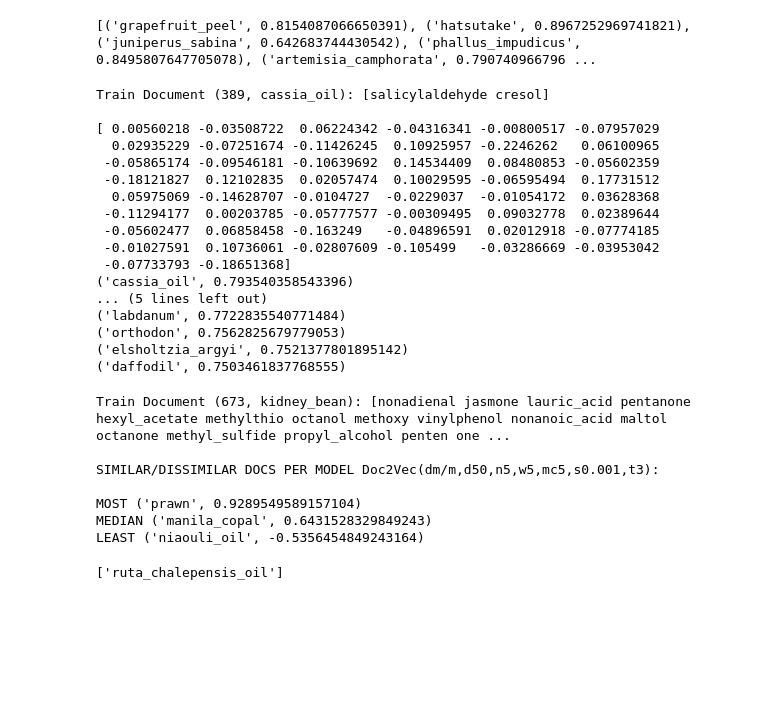
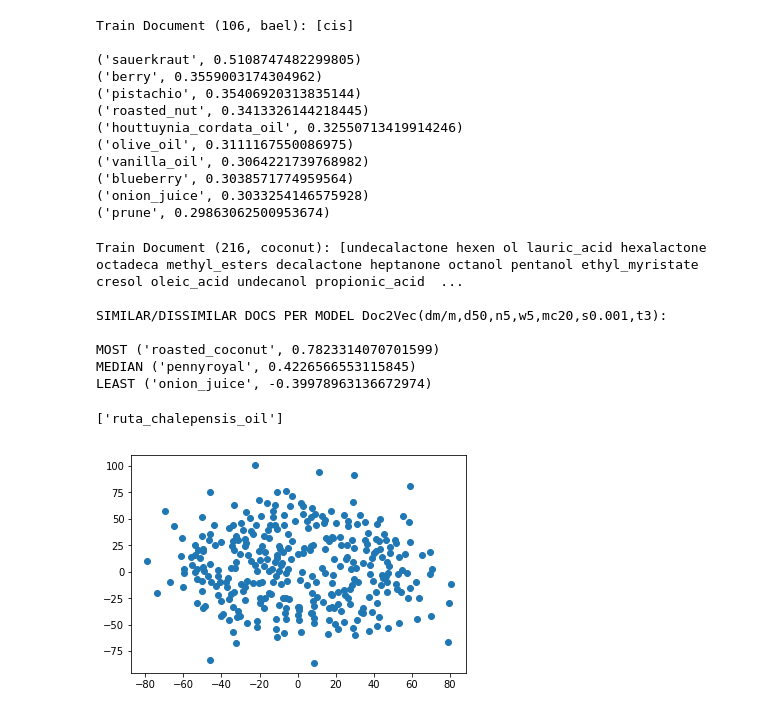
Before and after one commit to lamypark/ingredient2vec, a Jupyter notebook: ingredient2vec.ipynb, the cells around one changed output. Cells and saved outputs as stored; diff of their text form; code cells hidden in the pictures; blank space fills up the shorter version.

Commit message:
plot ingredient2vec

```diff
--- a/ingredient2vec.ipynb
+++ b/ingredient2vec.ipynb
@@ -57,3 +39,8 @@ model.build_vocab(train_corpus)
 # %%
+### Train Model
+
+#dm/m,d50,n5,w5,mc5,s0.001,t3
+model = gensim.models.doc2vec.Doc2Vec(size=50, min_count=20, iter=55)
+model.build_vocab(train_corpus)
 %time model.train(train_corpus, total_examples=model.corpus_count, epochs=model.iter)
 # %% [output]
@@ -132,37 +80,27 @@ Counter({0: 286,
-# %%
-print second_ranks
-# %% [output]
-[('grapefruit_peel', 0.8154087066650391), ('hatsutake', 0.8967252969741821), ('juniperus_sabina', 0.642683744430542), ('phallus_impudicus', 0.8495807647705078), ('artemisia_camphorata', 0.790740966796 ...
 # %%
 # Pick a random document from the test corpus and infer a vector from the model
 doc_id = random.randint(0, len(train_corpus))
 
 # Compare and print the most/median/least similar documents from the train corpus
 print('Train Document ({}, {}): [{}]\n'.format(doc_id, train_corpus[doc_id].tags[0], ' '.join(train_corpus[doc_id].words)))
+
 inferred_vector = model.infer_vector(train_corpus[doc_id].words)
-print inferred_vector
-
 sims = model.docvecs.most_similar([inferred_vector], topn=10)
 for sim in sims:
     print sim
 # %% [output]
-Train Document (389, cassia_oil): [salicylaldehyde cresol]
+Train Document (106, bael): [cis]
 
-[ 0.00560218 -0.03508722  0.06224342 -0.04316341 -0.00800517 -0.07957029
-  0.02935229 -0.07251674 -0.11426245  0.10925957 -0.2246262   0.06100965
- -0.05865174 -0.09546181 -0.10639692  0.14534409  0.08480853 -0.05602359
- -0.18121827  0.12102835  0.02057474  0.10029595 -0.06595494  0.17731512
-  0.05975069 -0.14628707 -0.0104727  -0.0229037  -0.01054172  0.03628368
- -0.11294177  0.00203785 -0.05777577 -0.00309495  0.09032778  0.02389644
- -0.05602477  0.06858458 -0.163249   -0.04896591  0.02012918 -0.07774185
- -0.01027591  0.10736061 -0.02807609 -0.105499   -0.03286669 -0.03953042
- -0.07733793 -0.18651368]
-('cassia_oil', 0.793540358543396)
-... (5 lines left out)
-('labdanum', 0.7722835540771484)
-('orthodon', 0.7562825679779053)
-('elsholtzia_argyi', 0.7521377801895142)
-('daffodil', 0.7503461837768555)
+('sauerkraut', 0.5108747482299805)
+('berry', 0.3559003174304962)
+('pistachio', 0.35406920313835144)
+('roasted_nut', 0.3413326144218445)
+('houttuynia_cordata_oil', 0.32550713419914246)
+('olive_oil', 0.3111167550086975)
+('vanilla_oil', 0.3064221739768982)
+('blueberry', 0.3038571774959564)
+('onion_juice', 0.3033254146575928)
+('prune', 0.29863062500953674)
 # %%
 # Pick a random document from the test corpus and infer a vector from the model
 doc_id = random.randint(0, len(train_corpus))
@@ -176,14 +114,26 @@ for label, index in [('MOST', 0), ('MEDIAN', len(sims)//2), ('LEAST', len(sims)
     print label, sims[index]
     #print(u'%s %s: «%s»\n' % (label, sims[index], ' '.join(train_corpus[sims[index][0]].words)))
 # %% [output]
-Train Document (673, kidney_bean): [nonadienal jasmone lauric_acid pentanone hexyl_acetate methylthio octanol methoxy vinylphenol nonanoic_acid maltol octanone methyl_sulfide propyl_alcohol penten one ...
+Train Document (216, coconut): [undecalactone hexen ol lauric_acid hexalactone octadeca methyl_esters decalactone heptanone octanol pentanol ethyl_myristate cresol oleic_acid undecanol propionic_acid  ...
 
-SIMILAR/DISSIMILAR DOCS PER MODEL Doc2Vec(dm/m,d50,n5,w5,mc5,s0.001,t3):
+SIMILAR/DISSIMILAR DOCS PER MODEL Doc2Vec(dm/m,d50,n5,w5,mc20,s0.001,t3):
 
-MOST ('prawn', 0.9289549589157104)
-MEDIAN ('manila_copal', 0.6431528329849243)
-LEAST ('niaouli_oil', -0.5356454849243164)
+MOST ('roasted_coconut', 0.7823314070701599)
+MEDIAN ('pennyroyal', 0.4226566553115845)
+LEAST ('onion_juice', -0.39978963136672974)
 # %%
 print train_corpus[0].tags
 # %% [output]
 ['ruta_chalepensis_oil']
+# %%
+# TSNE
+
+# word-level
+X = model[model.wv.vocab]
+tsne = TSNE(n_components=2)
+X_tsne = tsne.fit_transform(X)
+
+plt.scatter(X_tsne[:, 0], X_tsne[:, 1])
+plt.show()
+# %% [output]
+[figure, added]
```
Also changed, not shown: parts of 12 cells of this notebook, 1 other file.
